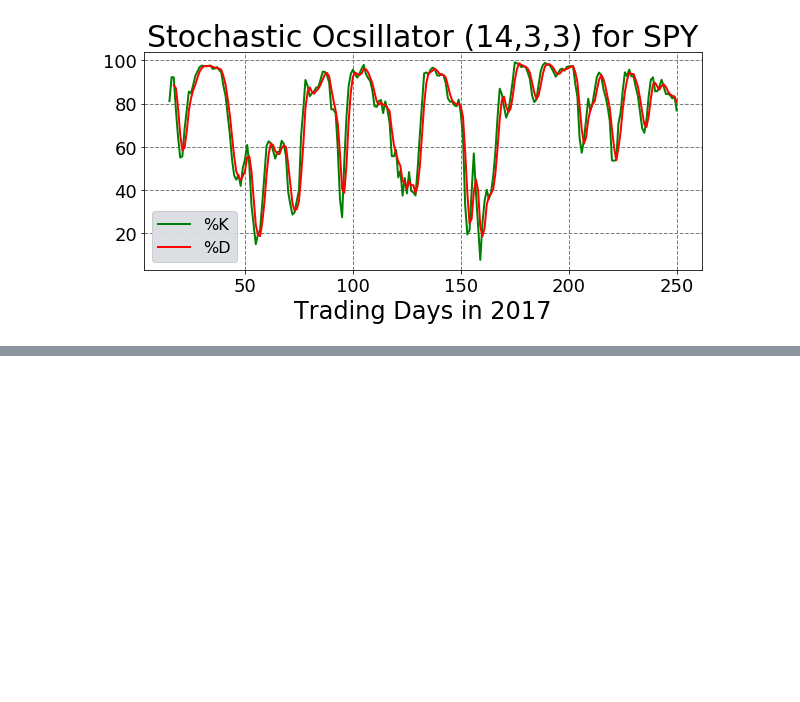
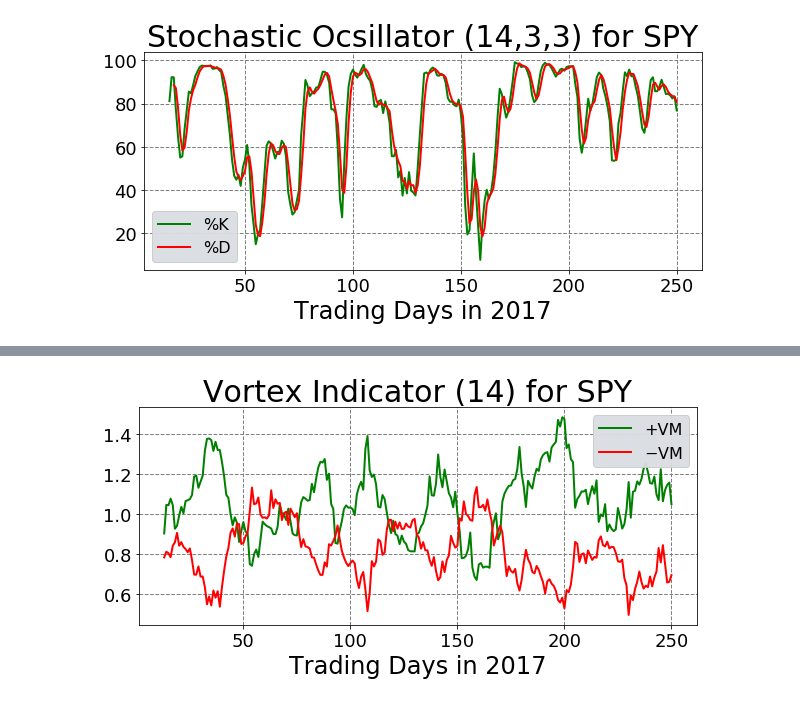
Before and after one commit to mzyates/techindicators, a Jupyter notebook: example_notebook.ipynb, the cells around one changed output, grey strips where cells are left out. Saved outputs shown, nothing was run; the diff lists cells and outputs as text; code cells hidden in the pictures; blank space fills up the shorter version.

Commit message:
Added vortex indicator calculation and plot.

```diff
--- a/example_notebook.ipynb
+++ b/example_notebook.ipynb
@@ -285,0 +290,18 @@ plt.show()
+# %%
+vort_sd = vortex(sd_high,sd_low,sd_close,14)
+vort_p_sd = vort_sd[0]
+vort_n_sd = vort_sd[1]
+# %%
+fig, ax = plt.subplots(figsize=(10,4))
+ax.plot(tradedays[len(tradedays)-len(vort_p_sd):],vort_p_sd,color='green',lw=2,label="+VM")
+ax.plot(tradedays[len(tradedays)-len(vort_n_sd):],vort_n_sd,color='red',lw=2,label="$-$VM")
+ax.set_title('Vortex Indicator (14) for %s' % ticker,fontsize=30)
+ax.set_xlabel('Trading Days in 2017',fontsize=24)
+ax.set_ylabel('',fontsize=24)
+ax.legend(loc='best', frameon=True, fancybox=True, framealpha=0.95, fontsize=16, facecolor='#D9DDE1')
+ax.grid(color='gray', linestyle='--', linewidth=1)
+plt.yticks(fontsize=18)
+plt.xticks(fontsize=18)
+plt.show()
+# %% [output]
+[figure, added]
```
Also changed, not shown: parts of 1 cell of this notebook.
